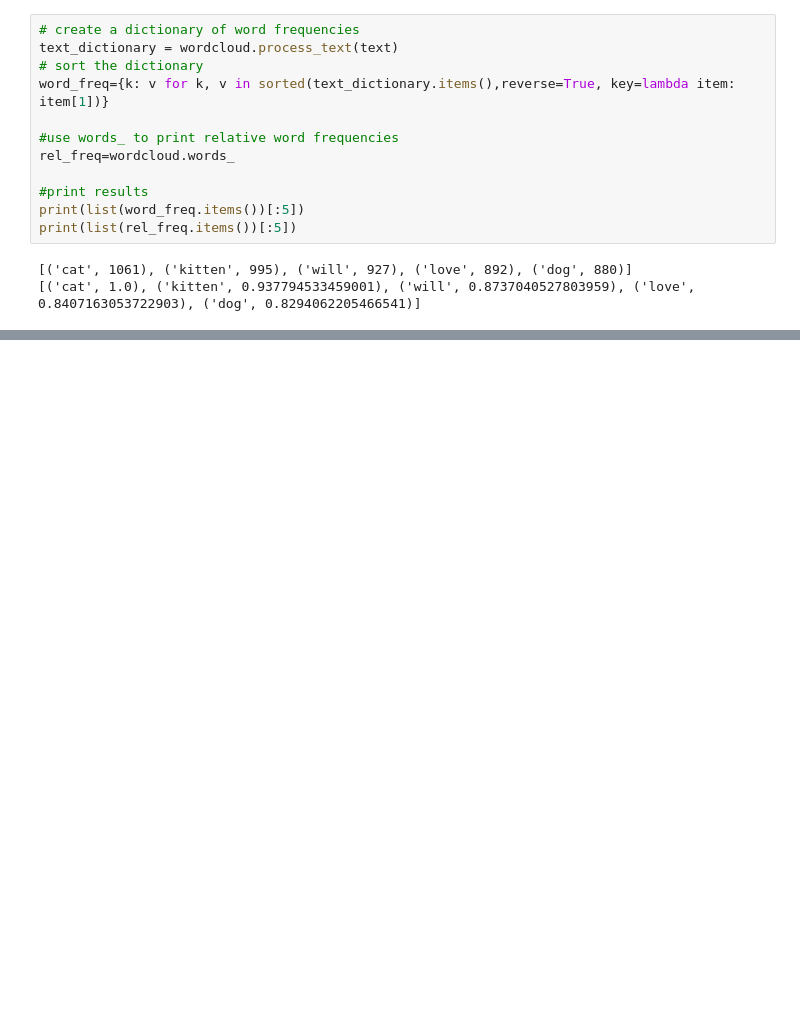
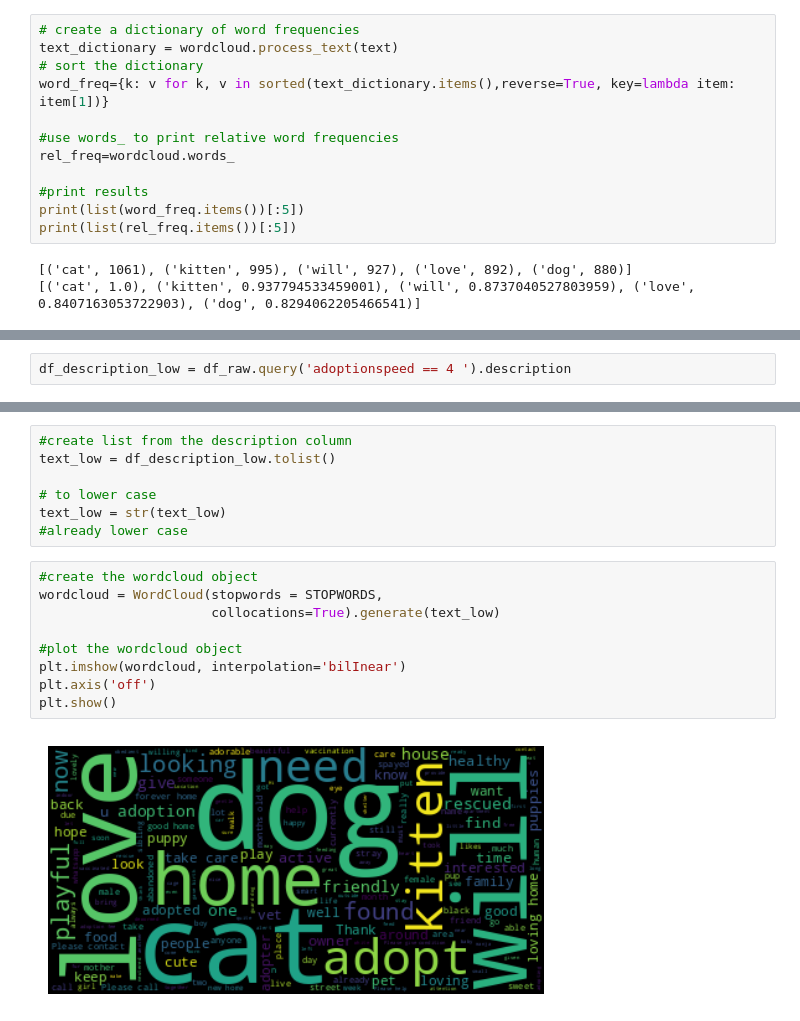
Before and after one commit to LanaCasselmann/ds_capstone_pet_adoptability, a Jupyter notebook: notebooks/text_column.ipynb, the cells around one changed output, grey strips where cells are left out. Drawn from its saved outputs; the diff is of its cells as text; blank space fills up the shorter version.

```diff
--- a/notebooks/text_column.ipynb
+++ b/notebooks/text_column.ipynb
@@ -75,0 +129,2 @@ print(list(rel_freq.items())[:5])
+# %%
+df_description_low = df_raw.query('adoptionspeed == 4 ').description
@@ -75,0 +147,18 @@ print(list(rel_freq.items())[:5])
+# %%
+#create list from the description column
+text_low = df_description_low.tolist()
+
+# to lower case
+text_low = str(text_low)
+#already lower case
+# %%
+#create the wordcloud object
+wordcloud = WordCloud(stopwords = STOPWORDS,
+                      collocations=True).generate(text_low)
+
+#plot the wordcloud object
+plt.imshow(wordcloud, interpolation='bilInear')
+plt.axis('off')
+plt.show()
+# %% [output]
+[figure, added]
```
Also changed, not shown: parts of 8 cells of this notebook.
